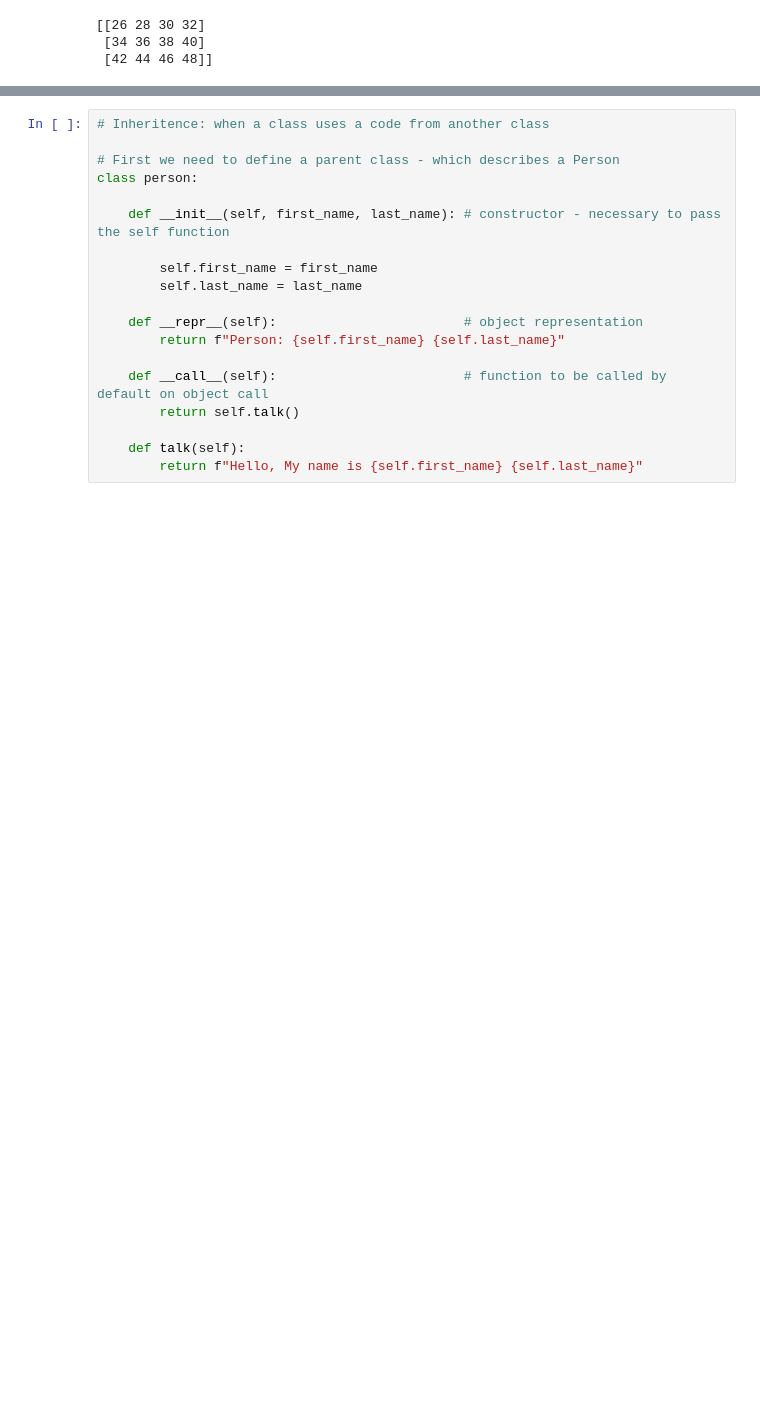
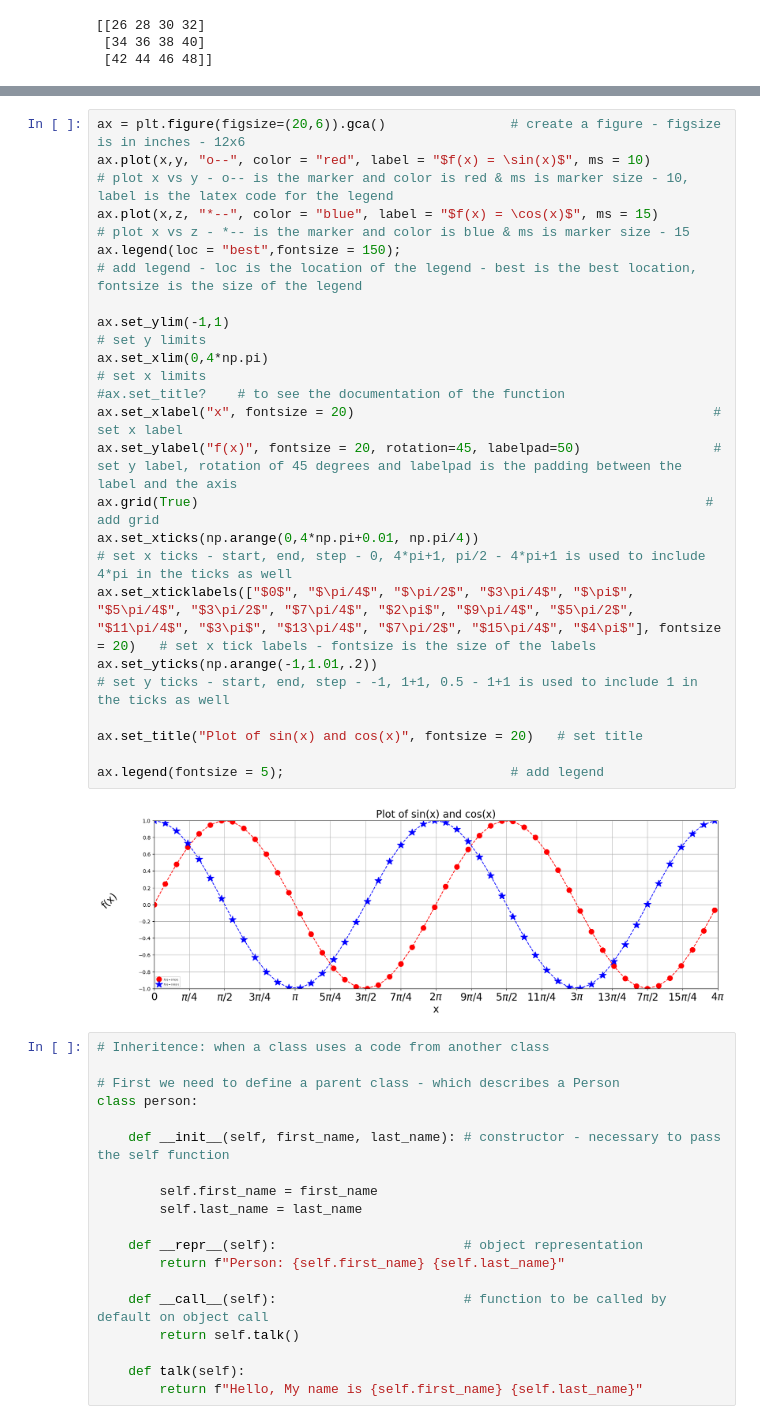
Before and after one commit to numustafa/pyml, a Jupyter notebook: Exam prep/practice_lecture.ipynb, the cells around one changed output, grey strips where cells are left out. Saved outputs shown, nothing was run; the diff lists cells and outputs as text; blank space fills up the shorter version.

```diff
--- a/Exam prep/practice_lecture.ipynb
+++ b/Exam prep/practice_lecture.ipynb
@@ -903,3 +1114,24 @@ print(A_t[1])          # Second sub-matrix
+# %%
+ax = plt.figure(figsize=(20,6)).gca()                # create a figure - figsize is in inches - 12x6
+ax.plot(x,y, "o--", color = "red", label = "$f(x) = \sin(x)$", ms = 10)          # plot x vs y - o-- is the marker and color is red & ms is marker size - 10, label is the latex code for the legend
+ax.plot(x,z, "*--", color = "blue", label = "$f(x) = \cos(x)$", ms = 15)         # plot x vs z - *-- is the marker and color is blue & ms is marker size - 15
+ax.legend(loc = "best",fontsize = 150);                                           # add legend - loc is the location of the legend - best is the best location, fontsize is the size of the legend
+
+ax.set_ylim(-1,1)                                                                # set y limits
+ax.set_xlim(0,4*np.pi)                                                           # set x limits
+#ax.set_title?    # to see the documentation of the function
+ax.set_xlabel("x", fontsize = 20)                                              # set x label
+ax.set_ylabel("f(x)", fontsize = 20, rotation=45, labelpad=50)                 # set y label, rotation of 45 degrees and labelpad is the padding between the label and the axis
+ax.grid(True)                                                                 # add grid
+ax.set_xticks(np.arange(0,4*np.pi+0.01, np.pi/4))                                # set x ticks - start, end, step - 0, 4*pi+1, pi/2 - 4*pi+1 is used to include 4*pi in the ticks as well
+ax.set_xticklabels(["$0$", "$\pi/4$", "$\pi/2$", "$3\pi/4$", "$\pi$", "$5\pi/4$", "$3\pi/2$", "$7\pi/4$", "$2\pi$", "$9\pi/4$", "$5\pi/2$", "$11\pi/4$", "$3\pi$", "$13\pi/4$", "$7\pi/2$", "$15\pi/4$", "$4\pi$"], fontsize = 20)   # set x tick labels - fontsize is the size of the labels
+ax.set_yticks(np.arange(-1,1.01,.2))                                            # set y ticks - start, end, step - -1, 1+1, 0.5 - 1+1 is used to include 1 in the ticks as well
+
+ax.set_title("Plot of sin(x) and cos(x)", fontsize = 20)   # set title
+
+ax.legend(fontsize = 5);                             # add legend
+# %% [output]
+[figure, added]
 # %%
 # Inheritence: when a class uses a code from another class
 
```
Also changed, not shown: parts of 46 cells of this notebook.
